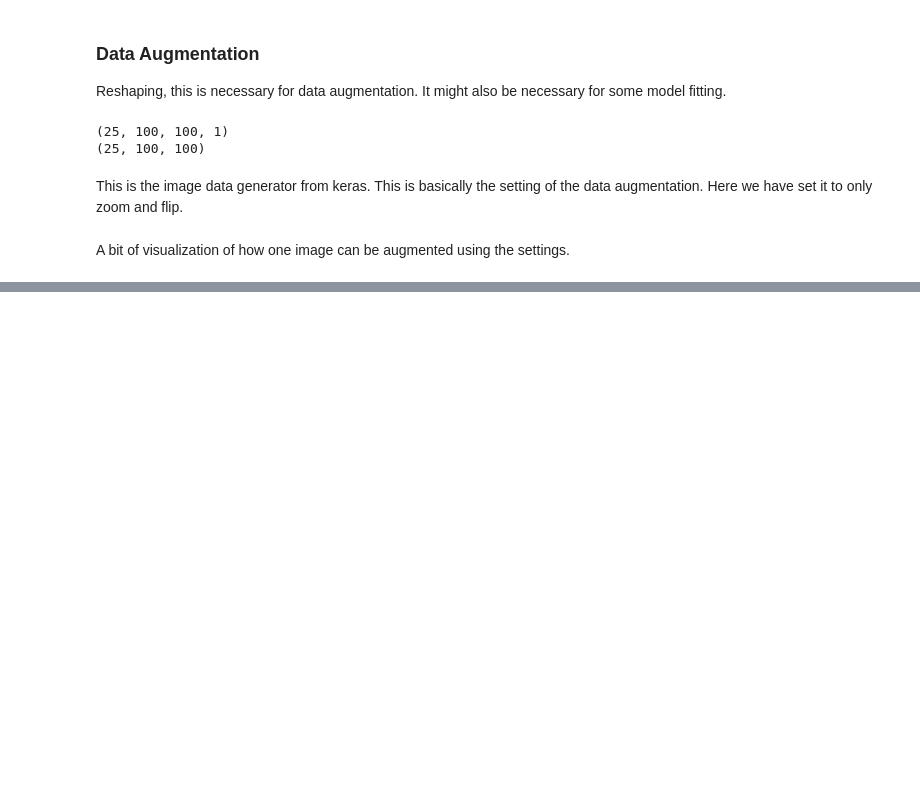
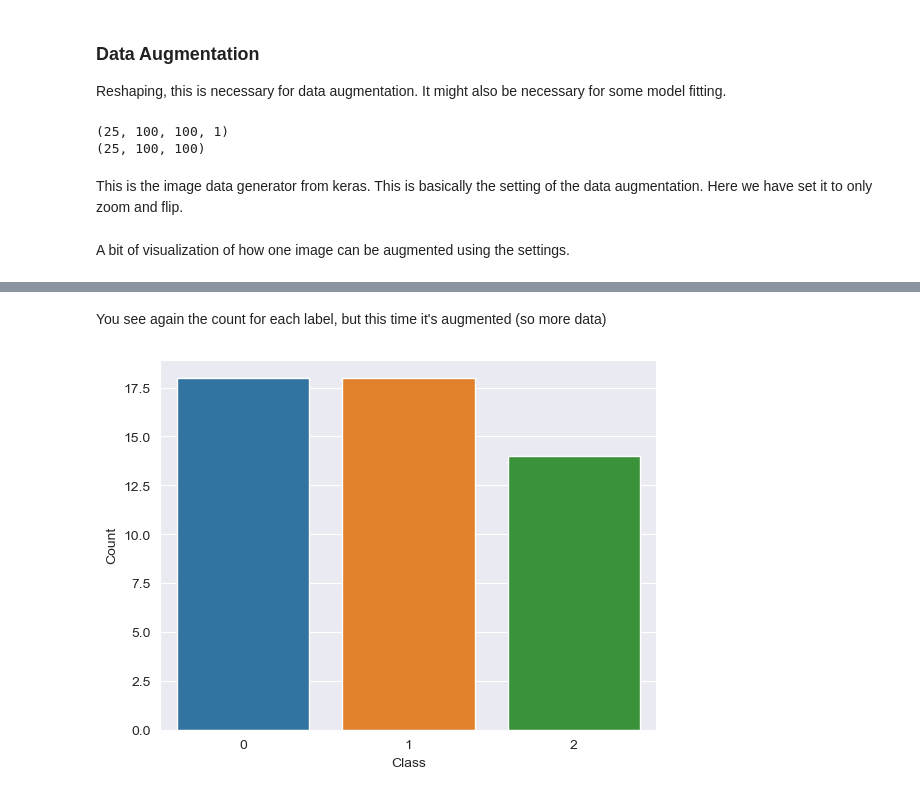
Before and after one commit to domomm/MLcourse, a Jupyter notebook: ML_notebook.ipynb, the cells around one changed output, grey strips where cells are left out. Saved outputs shown, nothing was run; the diff lists cells and outputs as text; code cells hidden in the pictures; blank space fills up the shorter version.

```diff
--- a/ML_notebook.ipynb
+++ b/ML_notebook.ipynb
@@ -201,0 +218,11 @@ plt.show()
+# %% [markdown]
+You see again the count for each label, but this time it's augmented (so more data)
+# %%
+
+sns.set_style('darkgrid')
+sns.countplot(x=augmented_labels)
+plt.xlabel("Class")
+plt.ylabel("Count")
+plt.show()
+# %% [output]
+[figure, added]
```
Also changed, not shown: parts of 8 cells of this notebook.
